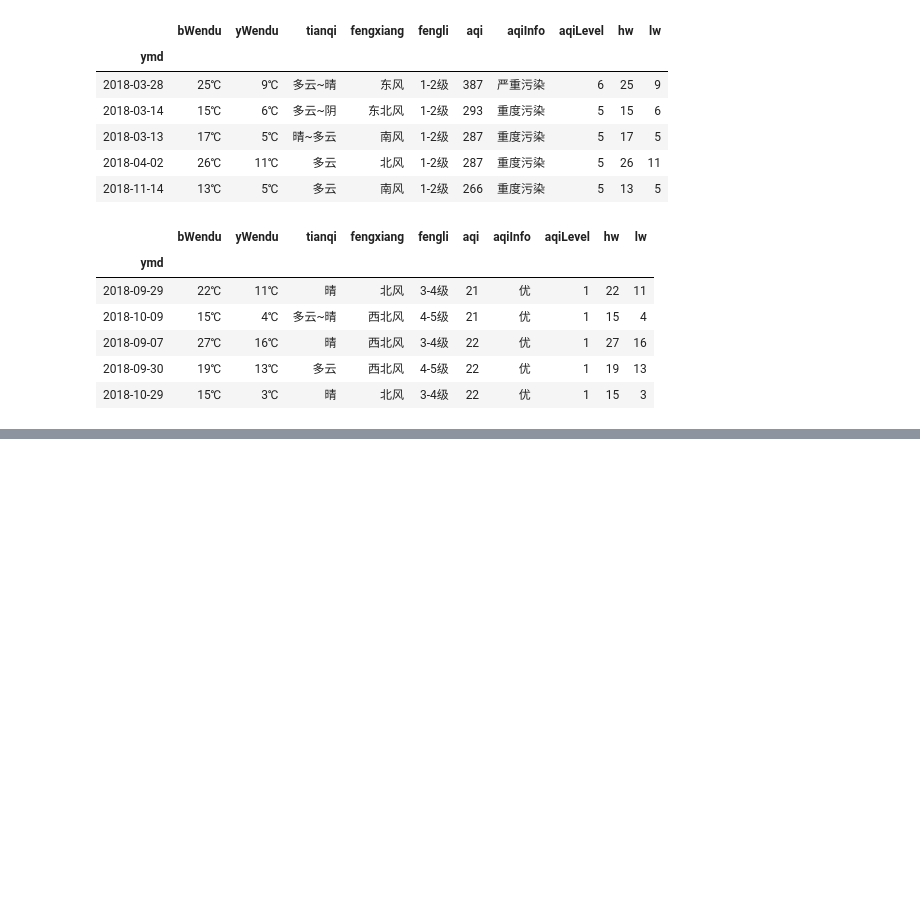
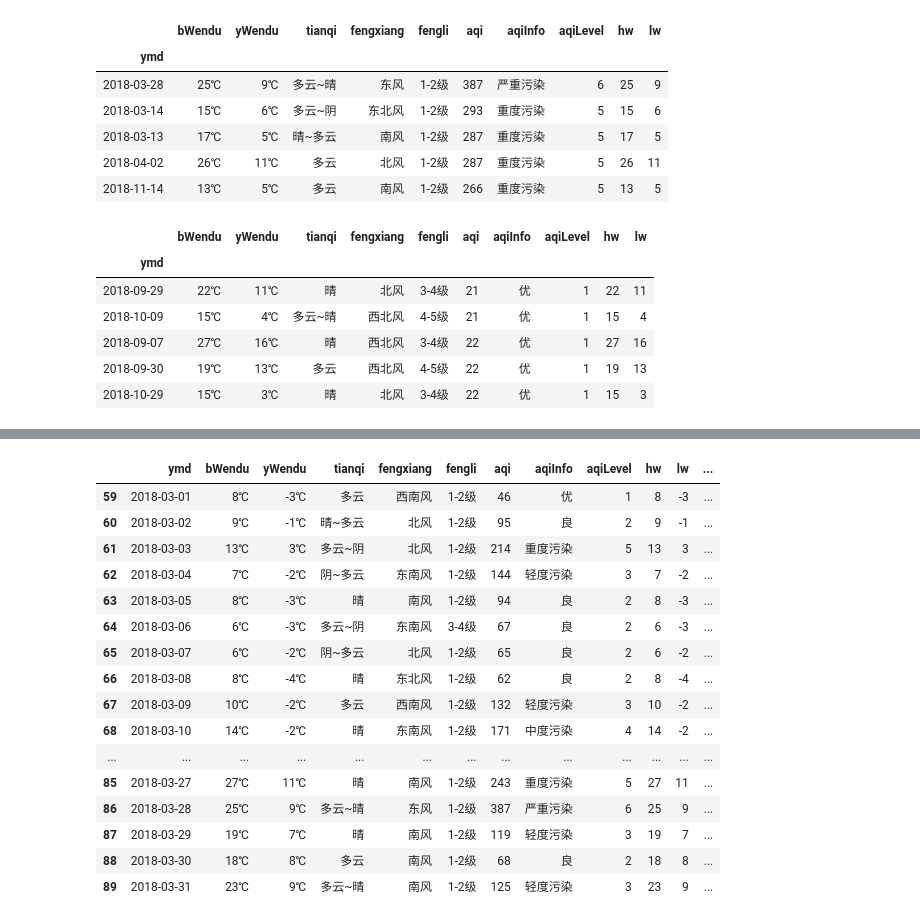
Before and after one commit to dlutfrank/ant-learn-pandas, a Jupyter notebook: note/03learn_pandas_data_clean.ipynb, the cells around one changed output, grey strips where cells are left out. Cells and saved outputs as stored; diff of their text form; code cells hidden in the pictures; blank space fills up the shorter version.

```diff
--- a/note/03learn_pandas_data_clean.ipynb
+++ b/note/03learn_pandas_data_clean.ipynb
@@ -99,0 +105,6 @@ tq.head()
+# %%
+import pandas as pd
+tq = pd.read_csv('../datas/beijing_tianqi/beijing_tianqi_2018.csv')
+tq['hw'] = tq['bWendu'].str.replace('℃','').astype('int32')
+tq['lw'] = tq['yWendu'].str.replace('℃','').astype('int32')
+tq.head()
@@ -99,0 +118,4 @@ tq.head()
+# %%
+# 级联处理
+tq['y'] = tq['ymd'].str.replace('-','').str[0:4]
+tq.head()
@@ -99,0 +129,7 @@ tq.head()
+# %%
+def getYMD(x):
+    y,m,d = x['ymd'].split('-')
+    return F'{y}Y{m}M{d}D'
+
+tq['ymdzh'] = tq.apply(getYMD, axis=1)
+tq.head()
@@ -99,0 +162,22 @@ tq.head()
+# %%
+# 条件表达式
+condition = tq['ymd'].str.startswith('2018-03')
+tq[condition]
+# %% [output]
+|  | ymd | bWendu | yWendu | tianqi | fengxiang | fengli | aqi | aqiInfo | aqiLevel | hw | lw | ... |
+| 59 | 2018-03-01 | 8℃ | -3℃ | 多云 | 西南风 | 1-2级 | 46 | 优 | 1 | 8 | -3 | ... |
+| 60 | 2018-03-02 | 9℃ | -1℃ | 晴~多云 | 北风 | 1-2级 | 95 | 良 | 2 | 9 | -1 | ... |
+| 61 | 2018-03-03 | 13℃ | 3℃ | 多云~阴 | 北风 | 1-2级 | 214 | 重度污染 | 5 | 13 | 3 | ... |
+| 62 | 2018-03-04 | 7℃ | -2℃ | 阴~多云 | 东南风 | 1-2级 | 144 | 轻度污染 | 3 | 7 | -2 | ... |
+| 63 | 2018-03-05 | 8℃ | -3℃ | 晴 | 南风 | 1-2级 | 94 | 良 | 2 | 8 | -3 | ... |
+| 64 | 2018-03-06 | 6℃ | -3℃ | 多云~阴 | 东南风 | 3-4级 | 67 | 良 | 2 | 6 | -3 | ... |
+| 65 | 2018-03-07 | 6℃ | -2℃ | 阴~多云 | 北风 | 1-2级 | 65 | 良 | 2 | 6 | -2 | ... |
+| 66 | 2018-03-08 | 8℃ | -4℃ | 晴 | 东北风 | 1-2级 | 62 | 良 | 2 | 8 | -4 | ... |
+| 67 | 2018-03-09 | 10℃ | -2℃ | 多云 | 西南风 | 1-2级 | 132 | 轻度污染 | 3 | 10 | -2 | ... |
+| 68 | 2018-03-10 | 14℃ | -2℃ | 晴 | 东南风 | 1-2级 | 171 | 中度污染 | 4 | 14 | -2 | ... |
+| ... | ... | ... | ... | ... | ... | ... | ... | ... | ... | ... | ... | ... |
+| 85 | 2018-03-27 | 27℃ | 11℃ | 晴 | 南风 | 1-2级 | 243 | 重度污染 | 5 | 27 | 11 | ... |
+| 86 | 2018-03-28 | 25℃ | 9℃ | 多云~晴 | 东风 | 1-2级 | 387 | 严重污染 | 6 | 25 | 9 | ... |
+| 87 | 2018-03-29 | 19℃ | 7℃ | 晴 | 南风 | 1-2级 | 119 | 轻度污染 | 3 | 19 | 7 | ... |
+| 88 | 2018-03-30 | 18℃ | 8℃ | 多云 | 南风 | 1-2级 | 68 | 良 | 2 | 18 | 8 | ... |
+| 89 | 2018-03-31 | 23℃ | 9℃ | 多云~晴 | 南风 | 1-2级 | 125 | 轻度污染 | 3 | 23 | 9 | ... |
```
Also changed, not shown: parts of 6 cells of this notebook, 1 other file.
